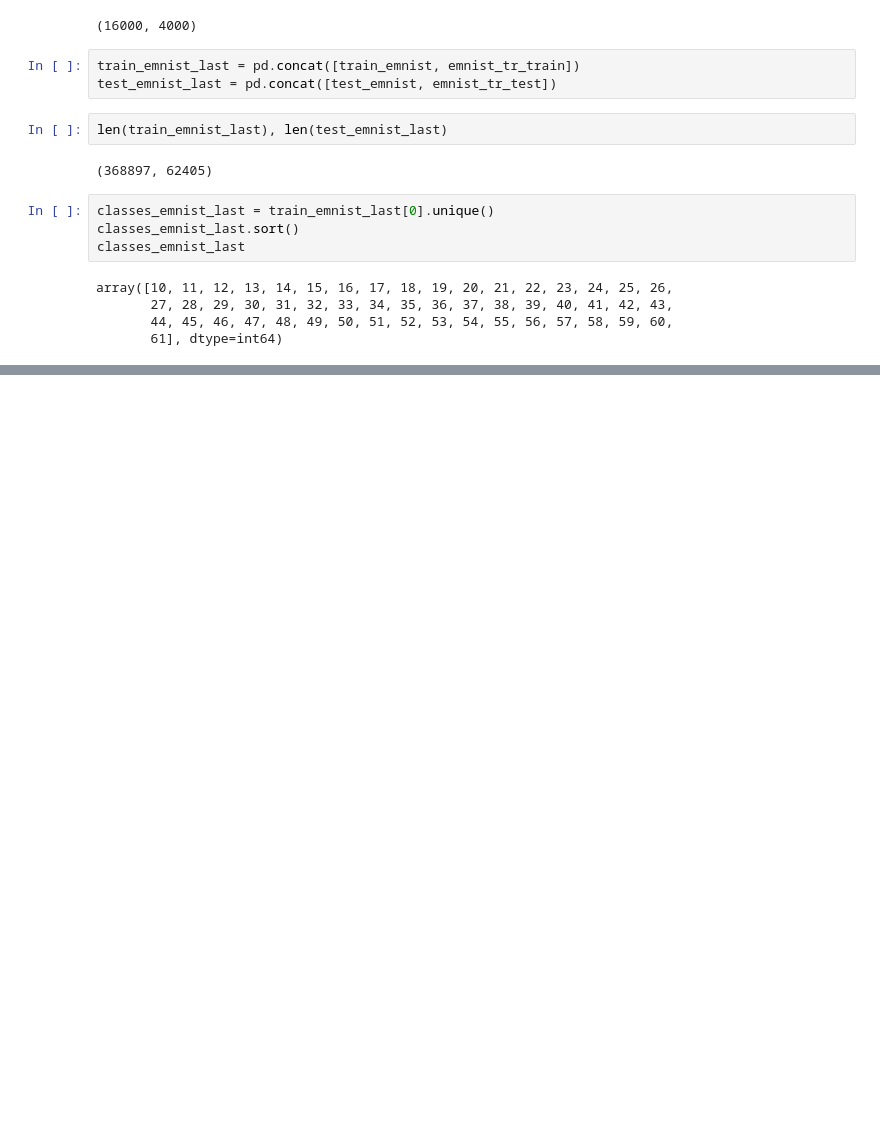
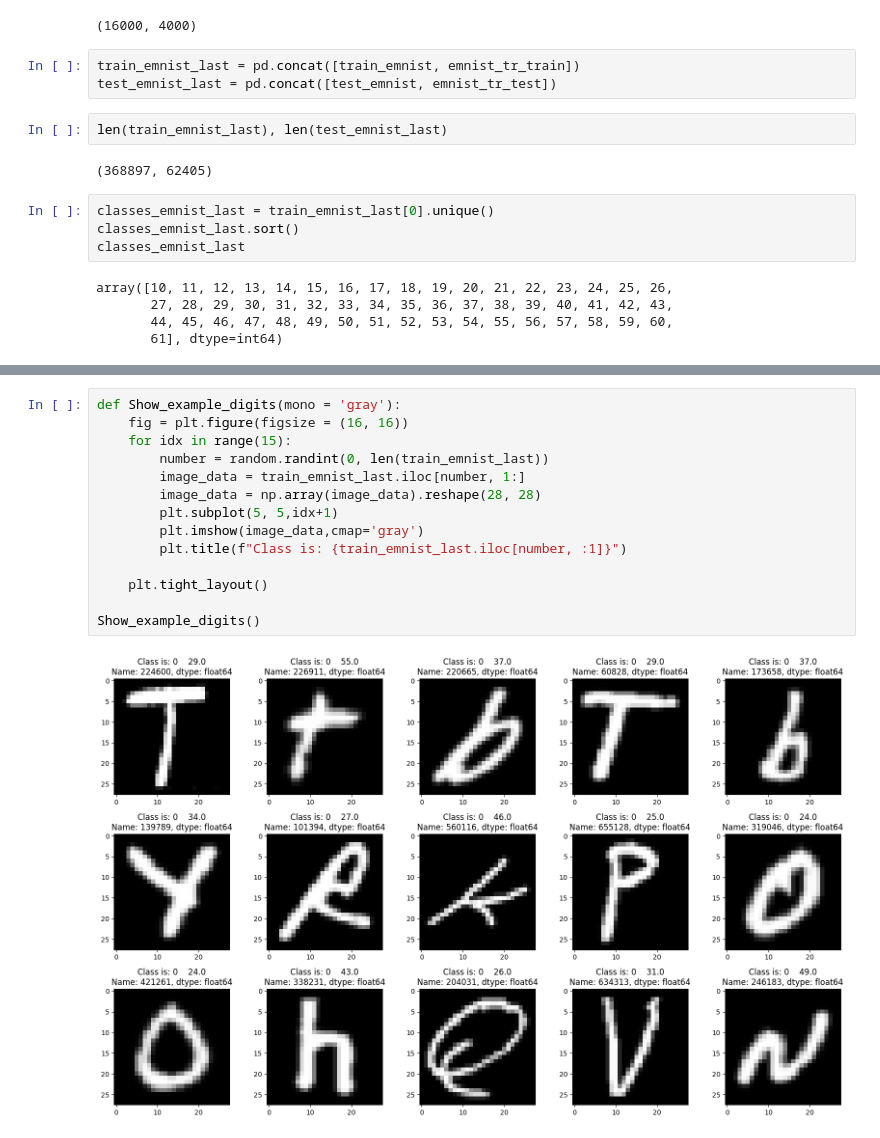
Before and after one commit to haldonmez/handwritten-letter-recognition-model, a Jupyter notebook: data_preprocessing.ipynb, the cells around one changed output, grey strips where cells are left out. Cells and saved outputs as stored; diff of their text form; blank space fills up the shorter version.

```diff
--- a/data_preprocessing.ipynb
+++ b/data_preprocessing.ipynb
@@ -120,0 +151,16 @@ array([10, 11, 12, 13, 14, 15, 16, 17, 18, 19, 20, 21, 22, 23, 24, 25, 26,
+# %%
+def Show_example_digits(mono = 'gray'):
+    fig = plt.figure(figsize = (16, 16))
+    for idx in range(15):
+        number = random.randint(0, len(train_emnist_last))
+        image_data = train_emnist_last.iloc[number, 1:]
+        image_data = np.array(image_data).reshape(28, 28)
+        plt.subplot(5, 5,idx+1)
+        plt.imshow(image_data,cmap='gray')
+        plt.title(f"Class is: {train_emnist_last.iloc[number, :1]}")
+
+    plt.tight_layout()
+
+Show_example_digits()
+# %% [output]
+[figure, added]
```
Also changed, not shown: parts of 4 cells of this notebook.
